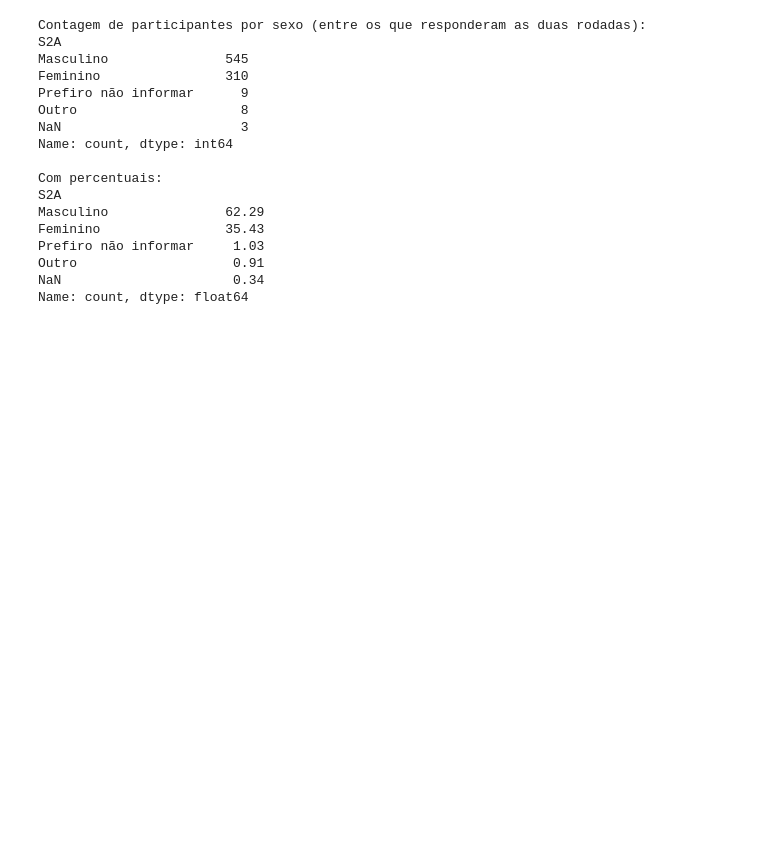
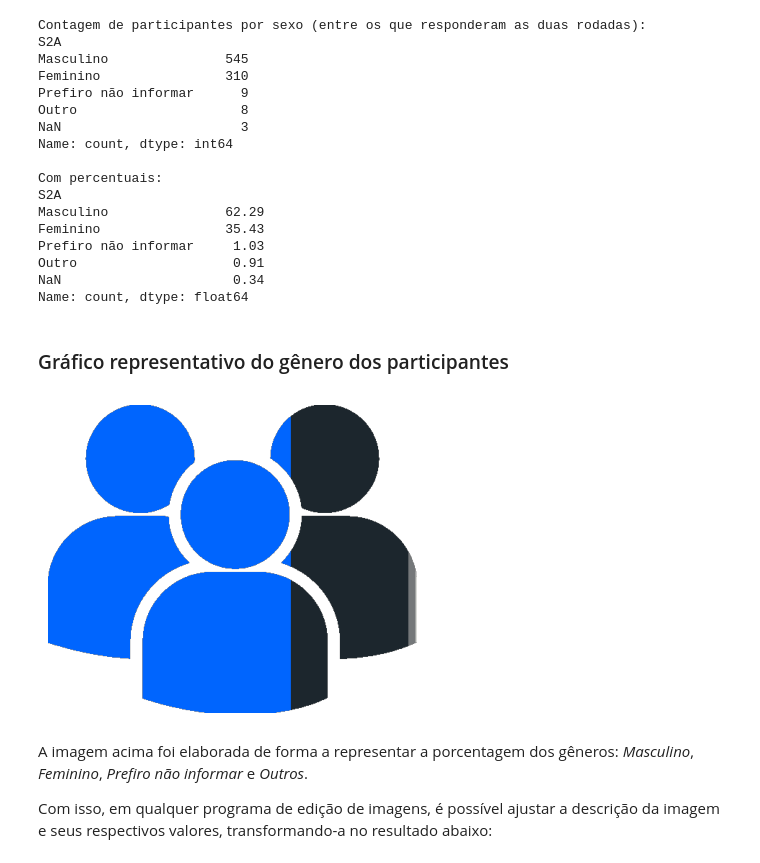
Before and after one commit to adhalya/Analise_Campanha_Credito, a Jupyter notebook: Análise_Campanha_de_Crédito.ipynb, the cells around one changed output. Cells and saved outputs as stored; diff of their text form; code cells hidden in the pictures; blank space fills up the shorter version.

```diff
--- a/Análise_Campanha_de_Crédito.ipynb
+++ b/Análise_Campanha_de_Crédito.ipynb
@@ -776,3 +770,65 @@ Prefiro não informar     1.03
 Outro                    0.91
 NaN                      0.34
 Name: count, dtype: float64
+# %% [markdown]
+### Gráfico representativo do gênero dos participantes
+# %%
+# @title S2A - Gráfico de Gênero
+import cv2
+import numpy as np
+
+# Carregar a imagem com transparência
+image_path = 'image.png'
+img = cv2.imread(image_path, cv2.IMREAD_UNCHANGED)
+
+# Verificar se a imagem tem canal alfa (transparência)
+if img.shape[2] == 4:
+    alpha_channel = img[:, :, 3]  # Extrai o canal alfa
+    mask = alpha_channel > 0  # Máscara onde a imagem é visível
+    img_rgb = img[:, :, :3]  # Canais BGR (sem alfa)
+else:
+    mask = np.ones(img.shape[:2], dtype=bool)
+    img_rgb = img
+
+# Definir proporções e cores (em BGR - formato OpenCV)
+proportions = [
+    (0.66, (254, 101, 0)),    # Masculino: #0065FE (BGR)
+    (0.32, (45, 38, 28)),      # Feminino: #1C262D (BGR)
+    (0.02, (122, 120, 117)),  # Prefiro não informar: #75787A (BGR)
+    (0.01, (214, 218, 217))   # Outros: #D9DAD6 (BGR)
+]
+
+# Criar imagem resultante (com transparência)
+height, width = img.shape[:2]
+result = np.zeros((height, width, 4), dtype=np.uint8)  # Imagem RGBA
+x_start = 0
+
+for proportion, color in proportions:
+    x_end = x_start + int(width * proportion)
+
+    # Aplicar cor apenas onde há conteúdo visível
+    section_mask = mask[:, x_start:x_end]
+    result[:, x_start:x_end, :3][section_mask] = color  # Cores BGR
+    result[:, x_start:x_end, 3][section_mask] = 255     # Canal alfa (opaco)
+    x_start = x_end
+
+'''
+# Se quiser salvar a imagem com transparência execute o código abaixo:
+output_path = 'imagem_com_barras.png'
+cv2.imwrite(output_path, result)
+
+print(f"Imagem salva como '{output_path}' (com transparência)")'''
+
+# Converter de BGR (OpenCV) para RGB
+result_rgb = cv2.cvtColor(result, cv2.COLOR_BGRA2RGBA)
+
+plt.figure(figsize=(8, 4))
+plt.imshow(result_rgb)
+plt.axis("off")
+plt.show()
+# %% [output]
+[figure, added]
+# %% [markdown]
+A imagem acima foi elaborada de forma a representar a porcentagem dos gêneros: *Masculino*, *Feminino*, *Prefiro não informar* e *Outros*.
+
+Com isso, em qualquer programa de edição de imagens, é possível ajustar a descrição da imagem e seus respectivos valores, transformando-a no resultado abaixo:
```
Also changed, not shown: parts of 7 cells of this notebook.
